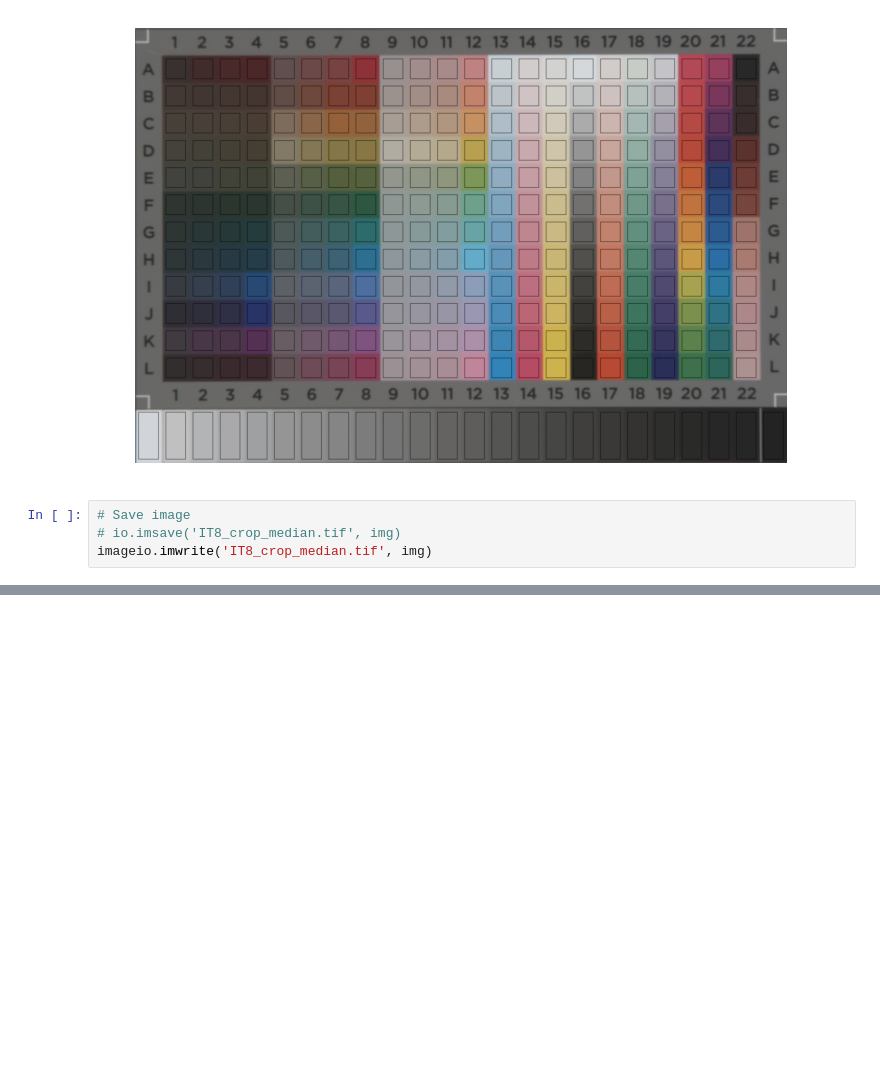
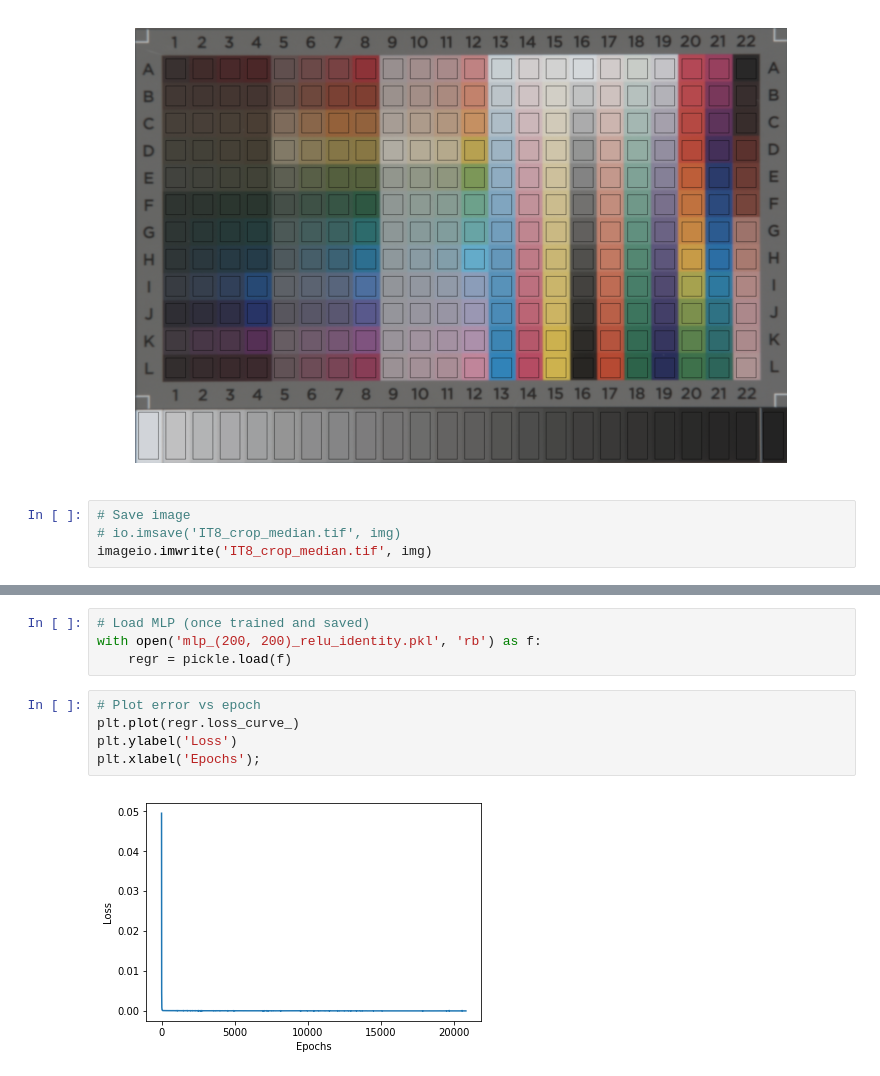
Before and after one commit to gluijk/camera-profiling-mlp, a Jupyter notebook: camera-profiling-mlp.ipynb, the cells around one changed output, grey strips where cells are left out. Saved outputs shown, nothing was run; the diff lists cells and outputs as text; blank space fills up the shorter version.

```diff
--- a/camera-profiling-mlp.ipynb
+++ b/camera-profiling-mlp.ipynb
@@ -89,0 +215,11 @@ imageio.imwrite('IT8_crop_median.tif', img)
+# %%
+# Load MLP (once trained and saved)
+with open('mlp_(200, 200)_relu_identity.pkl', 'rb') as f:
+    regr = pickle.load(f)
+# %%
+# Plot error vs epoch
+plt.plot(regr.loss_curve_)
+plt.ylabel('Loss')
+plt.xlabel('Epochs');
+# %% [output]
+[figure, added]
```
Also changed, not shown: parts of 24 cells of this notebook.
